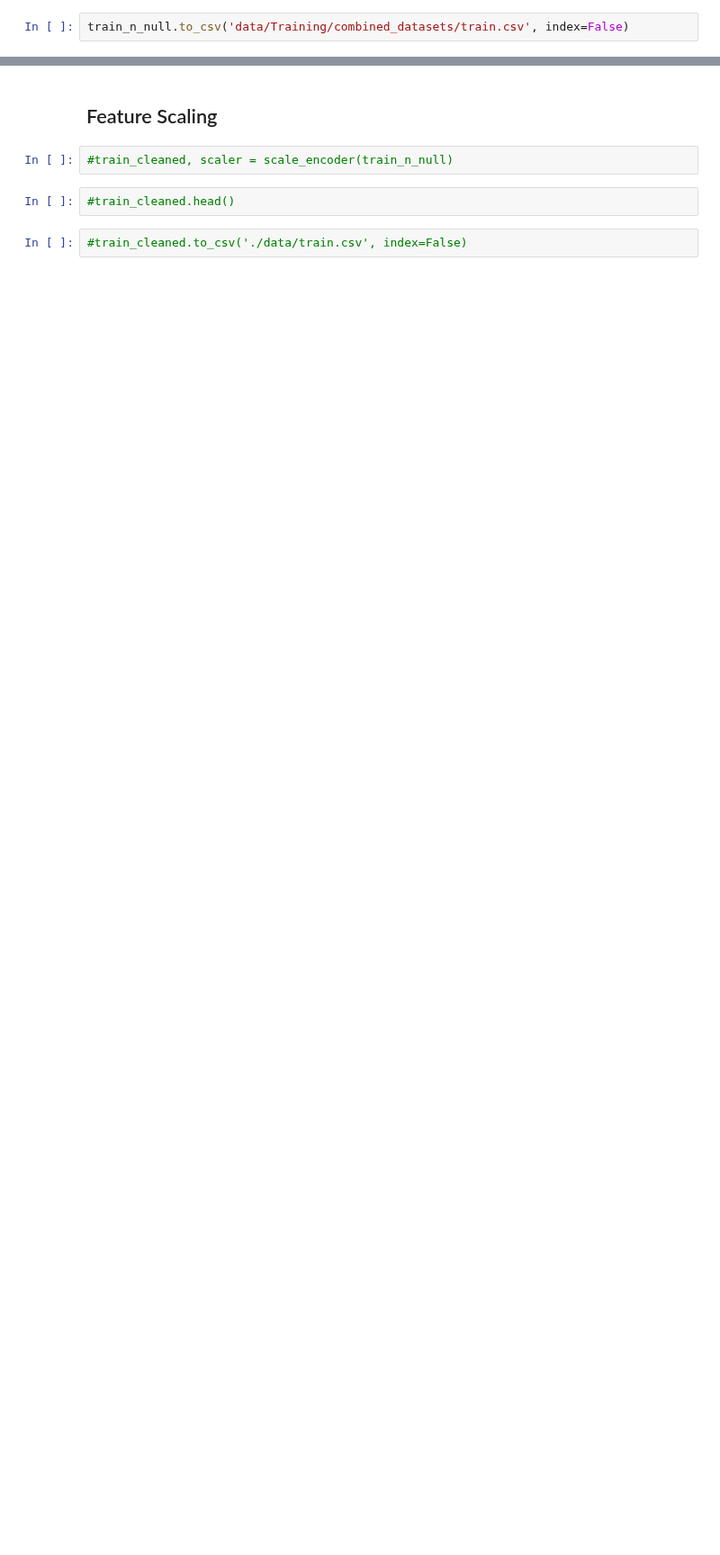
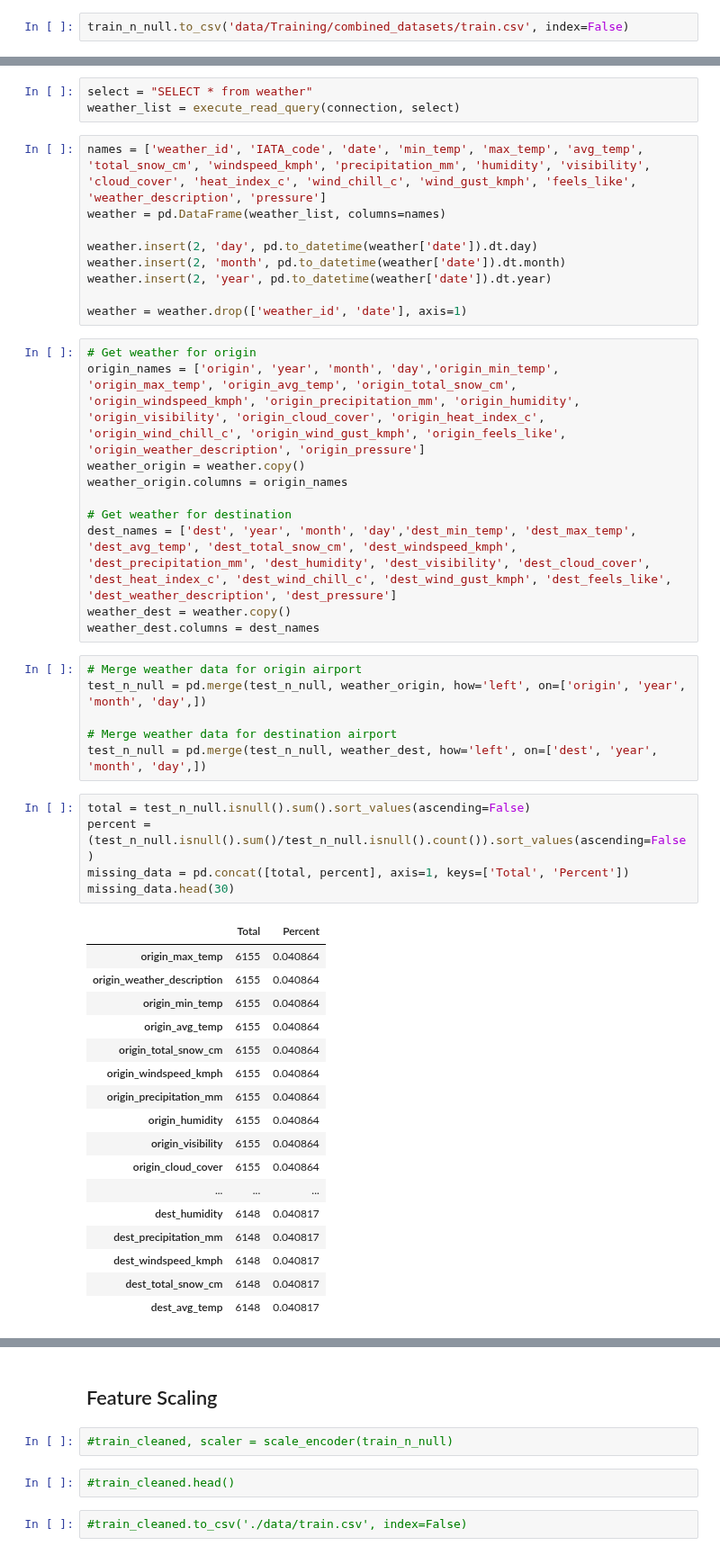
Before and after one commit to Zmek95/Flight_Delay_Predictor, a Jupyter notebook: f_engineering.ipynb, the cells around one changed output, grey strips where cells are left out. Shown at 90% size. Cells and saved outputs as stored; diff of their text form; blank space fills up the shorter version.

```diff
--- a/f_engineering.ipynb
+++ b/f_engineering.ipynb
@@ -301,0 +438,51 @@ train_n_null.to_csv('data/Training/combined_datasets/train.csv', index=False)
+# %%
+select = "SELECT * from weather"
+weather_list = execute_read_query(connection, select)
+# %%
+names = ['weather_id', 'IATA_code', 'date', 'min_temp', 'max_temp', 'avg_temp', 'total_snow_cm', 'windspeed_kmph', 'precipitation_mm', 'humidity', 'visibility', 'cloud_cover', 'heat_index_c', 'wind_chill_c', 'wind_gust_kmph', 'feels_like', 'weather_description', 'pressure']
+weather = pd.DataFrame(weather_list, columns=names)
+
+weather.insert(2, 'day', pd.to_datetime(weather['date']).dt.day)
+weather.insert(2, 'month', pd.to_datetime(weather['date']).dt.month)
+weather.insert(2, 'year', pd.to_datetime(weather['date']).dt.year)
+
+weather = weather.drop(['weather_id', 'date'], axis=1)
+# %%
+# Get weather for origin
+origin_names = ['origin', 'year', 'month', 'day','origin_min_temp', 'origin_max_temp', 'origin_avg_temp', 'origin_total_snow_cm', 'origin_windspeed_kmph', 'origin_precipitation_mm', 'origin_humidity', 'origin_visibility', 'origin_cloud_cover', 'origin_heat_index_c', 'origin_wind_chill_c', 'origin_wind_gust_kmph', 'origin_feels_like', 'origin_weather_description', 'origin_pressure']
+weather_origin = weather.copy()
+weather_origin.columns = origin_names
+
+# Get weather for destination
+dest_names = ['dest', 'year', 'month', 'day','dest_min_temp', 'dest_max_temp', 'dest_avg_temp', 'dest_total_snow_cm', 'dest_windspeed_kmph', 'dest_precipitation_mm', 'dest_humidity', 'dest_visibility', 'dest_cloud_cover', 'dest_heat_index_c', 'dest_wind_chill_c', 'dest_wind_gust_kmph', 'dest_feels_like', 'dest_weather_description', 'dest_pressure']
+weather_dest = weather.copy()
+weather_dest.columns = dest_names
+# %%
+# Merge weather data for origin airport
+test_n_null = pd.merge(test_n_null, weather_origin, how='left', on=['origin', 'year', 'month', 'day',])
+
+# Merge weather data for destination airport
+test_n_null = pd.merge(test_n_null, weather_dest, how='left', on=['dest', 'year', 'month', 'day',])
+# %%
+total = test_n_null.isnull().sum().sort_values(ascending=False)
+percent = (test_n_null.isnull().sum()/test_n_null.isnull().count()).sort_values(ascending=False)
+missing_data = pd.concat([total, percent], axis=1, keys=['Total', 'Percent'])
+missing_data.head(30)
+# %% [output]
+|  | Total | Percent |
+| origin_max_temp | 6155 | 0.040864 |
+| origin_weather_description | 6155 | 0.040864 |
+| origin_min_temp | 6155 | 0.040864 |
+| origin_avg_temp | 6155 | 0.040864 |
+| origin_total_snow_cm | 6155 | 0.040864 |
+| origin_windspeed_kmph | 6155 | 0.040864 |
+| origin_precipitation_mm | 6155 | 0.040864 |
+| origin_humidity | 6155 | 0.040864 |
+| origin_visibility | 6155 | 0.040864 |
+| origin_cloud_cover | 6155 | 0.040864 |
+| ... | ... | ... |
+| dest_humidity | 6148 | 0.040817 |
+| dest_precipitation_mm | 6148 | 0.040817 |
+| dest_windspeed_kmph | 6148 | 0.040817 |
+| dest_total_snow_cm | 6148 | 0.040817 |
+| dest_avg_temp | 6148 | 0.040817 |
```
Also changed, not shown: parts of 33 cells of this notebook, 2 other files.
